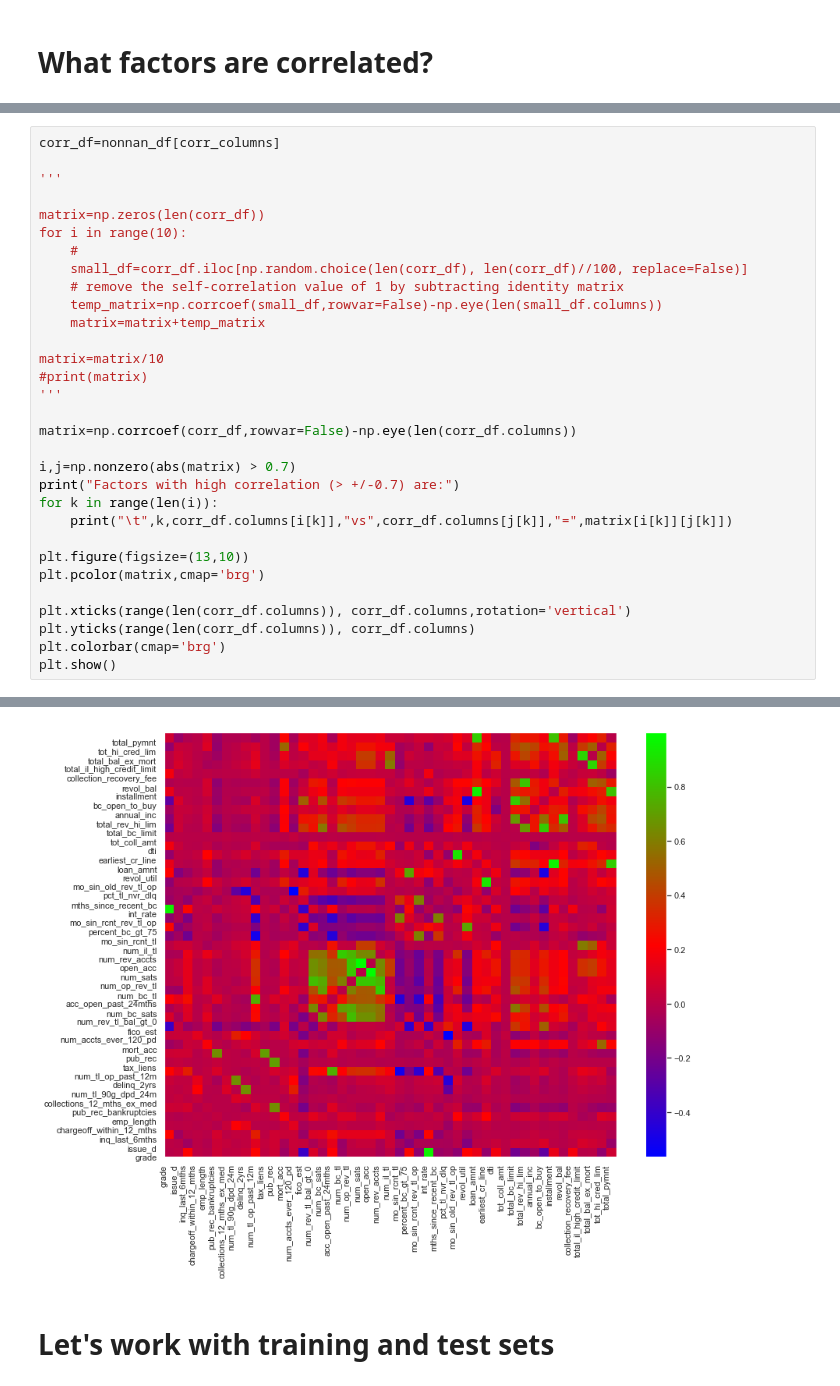
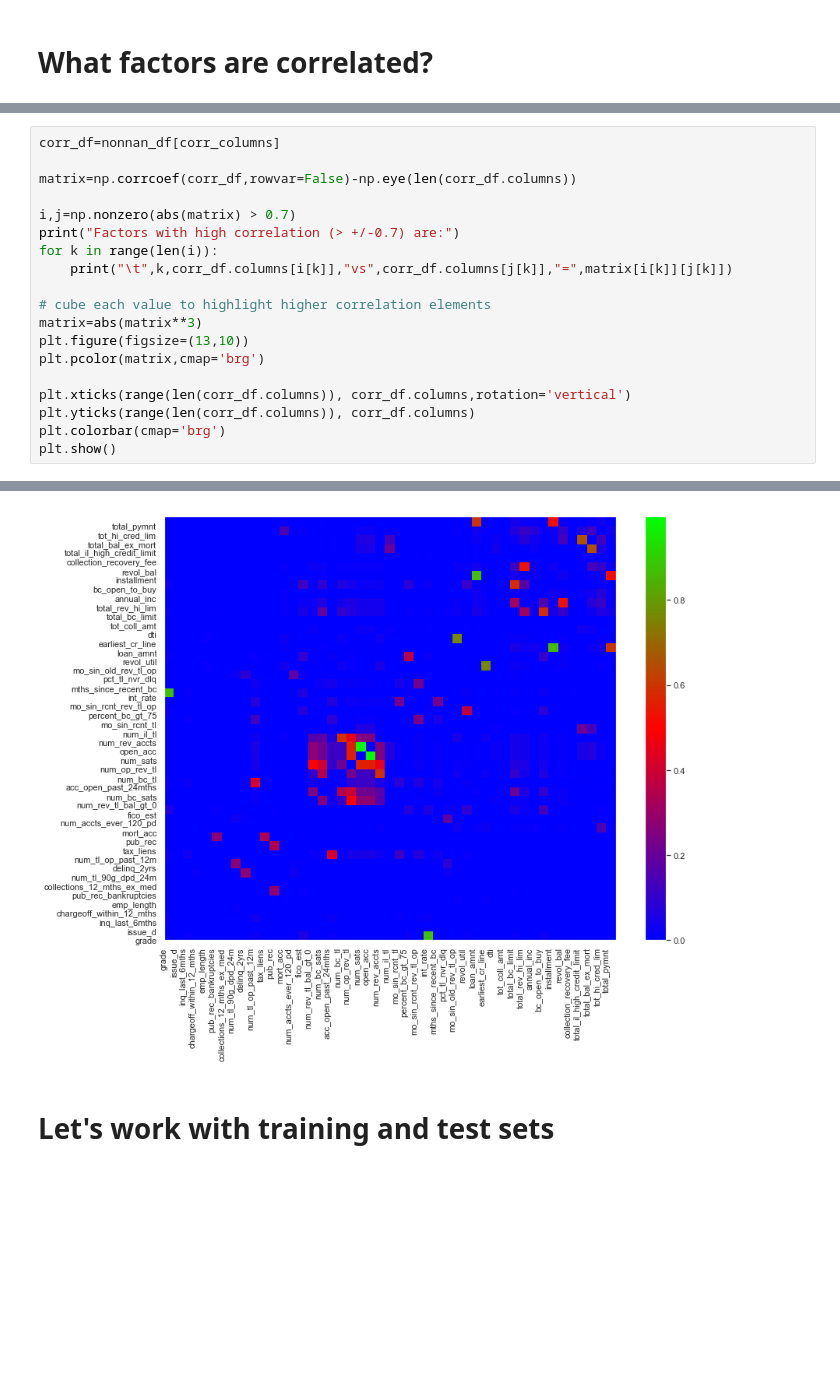
Before and after one commit to Polkaguy/Final-Project, a Jupyter notebook: Final_Project_Pavan.ipynb, the cells around one changed output, grey strips where cells are left out. Cells and saved outputs as stored; diff of their text form; blank space fills up the shorter version.

```diff
--- a/Final_Project_Pavan.ipynb
+++ b/Final_Project_Pavan.ipynb
@@ -377,53 +380,41 @@ dtype: object
 # %%
 corr_df=nonnan_df[corr_columns]
-
-'''
-
-matrix=np.zeros(len(corr_df))
-for i in range(10):
-    #
-    small_df=corr_df.iloc[np.random.choice(len(corr_df), len(corr_df)//100, replace=False)]
-    # remove the self-correlation value of 1 by subtracting identity matrix
-    temp_matrix=np.corrcoef(small_df,rowvar=False)-np.eye(len(small_df.columns))
-    matrix=matrix+temp_matrix
-
-matrix=matrix/10
-#print(matrix)
-'''
 
 matrix=np.corrcoef(corr_df,rowvar=False)-np.eye(len(corr_df.columns))
 
 i,j=np.nonzero(abs(matrix) > 0.7)
 print("Factors with high correlation (> +/-0.7) are:")
 for k in range(len(i)):
     print("\t",k,corr_df.columns[i[k]],"vs",corr_df.columns[j[k]],"=",matrix[i[k]][j[k]])
 
+# cube each value to highlight higher correlation elements
+matrix=abs(matrix**3)
 plt.figure(figsize=(13,10))
 plt.pcolor(matrix,cmap='brg')
 
 plt.xticks(range(len(corr_df.columns)), corr_df.columns,rotation='vertical')
 plt.yticks(range(len(corr_df.columns)), corr_df.columns)
 plt.colorbar(cmap='brg')
 plt.show()
 # %% [output]
 Factors with high correlation (> +/-0.7) are:
          0 grade vs int_rate = 0.9557356130347155
          1 num_tl_op_past_12m vs acc_open_past_24mths = 0.7535829314915111
          2 num_rev_tl_bal_gt_0 vs num_op_rev_tl = 0.7919957423493164
          3 num_bc_sats vs num_bc_tl = 0.7054466864393747
          4 num_bc_sats vs num_op_rev_tl = 0.7353826032302161
          5 acc_open_past_24mths vs num_tl_op_past_12m = 0.753582931491511
          6 num_bc_tl vs num_bc_sats = 0.7054466864393747
          7 num_bc_tl vs num_rev_accts = 0.8379284529069826
          8 num_op_rev_tl vs num_rev_tl_bal_gt_0 = 0.7919957423493164
          9 num_op_rev_tl vs num_bc_sats = 0.7353826032302162
          10 num_op_rev_tl vs num_sats = 0.8231132793215293
 ... (21 lines left out)
          32 total_il_high_credit_limit vs total_bal_ex_mort = 0.8690587761071696
          33 total_bal_ex_mort vs total_il_high_credit_limit = 0.8690587761071696
          34 total_pymnt vs loan_amnt = 0.843138392099428
          35 total_pymnt vs installment = 0.8068253415728923
-[figure, old version]
+[figure, new version]
 # %% [markdown]
 # Let's work with training and test sets
 # %%
```
Also changed, not shown: parts of 14 cells of this notebook.
